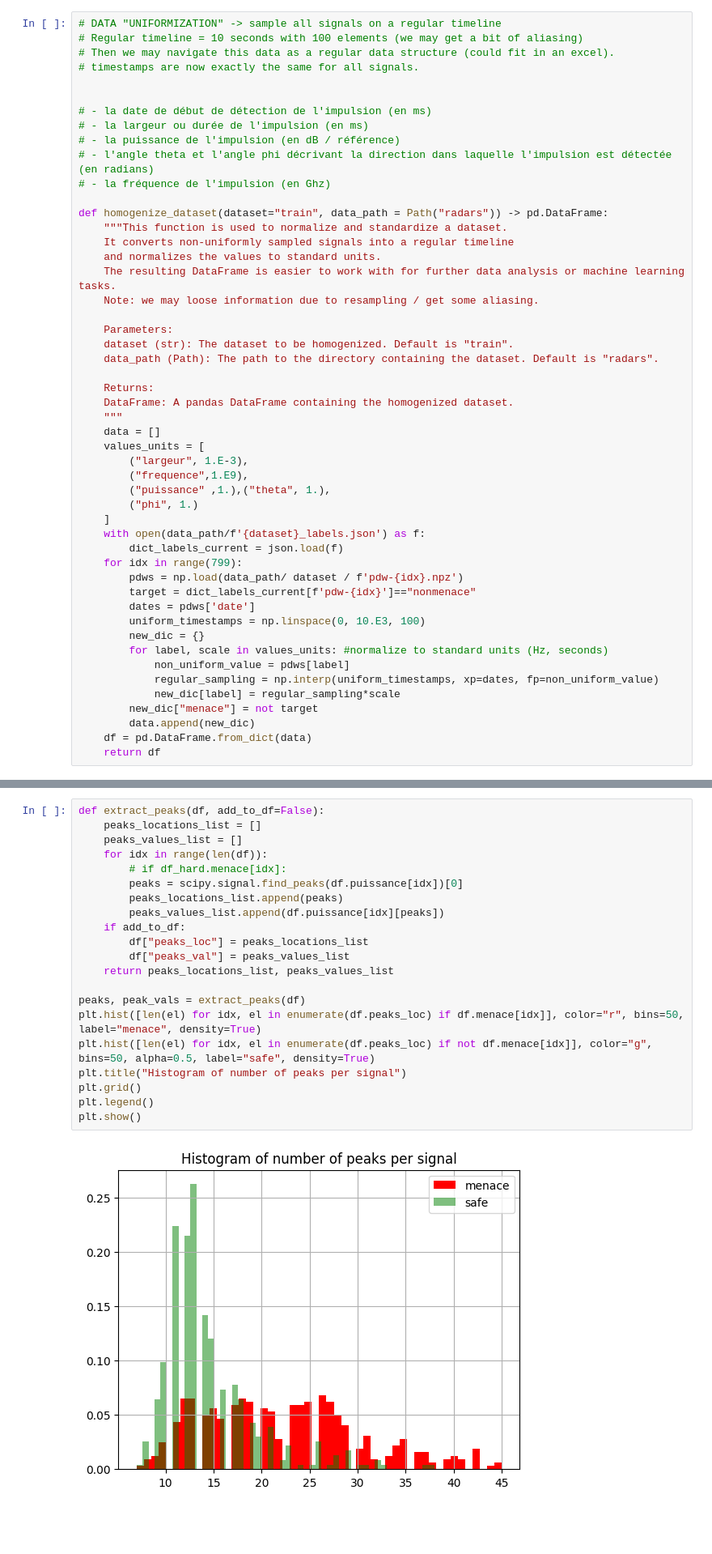
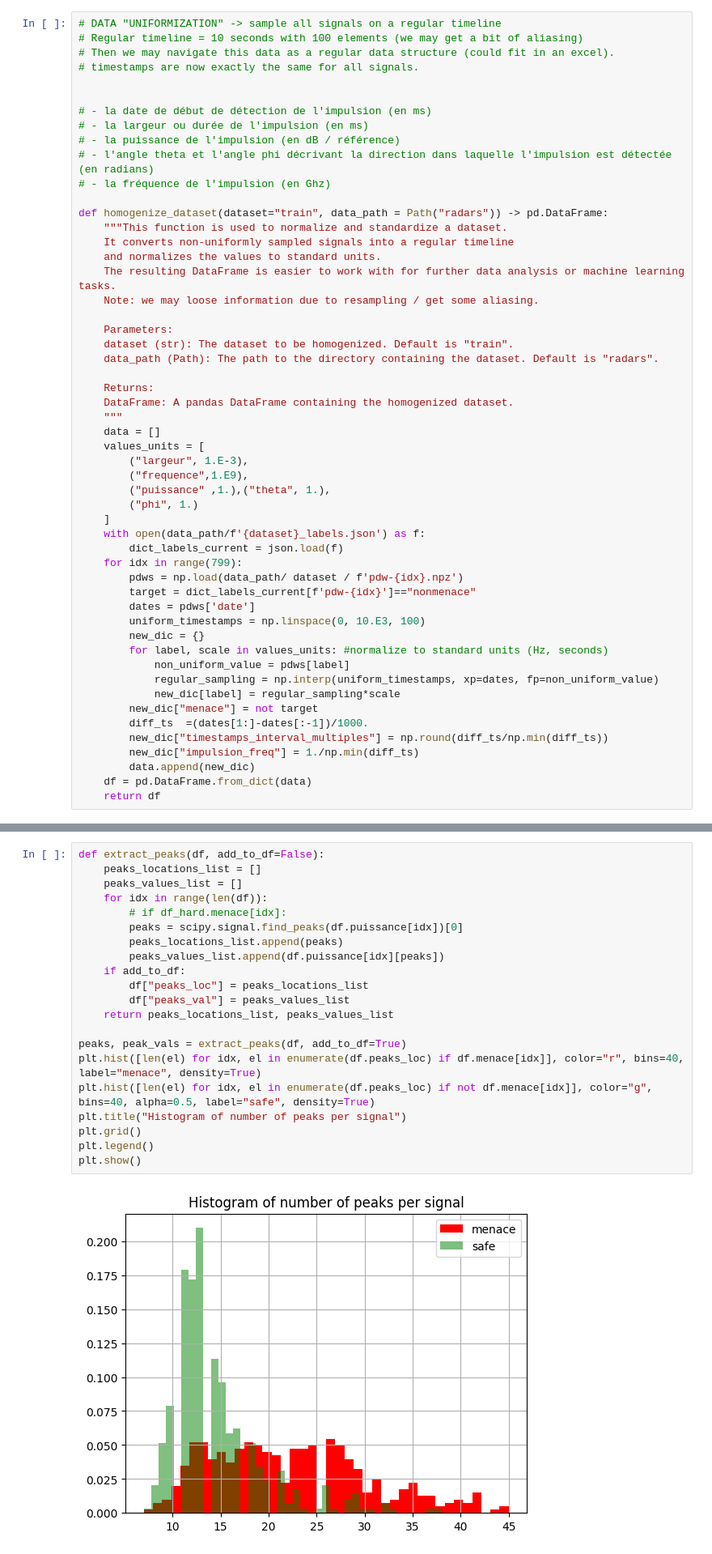
Before and after one commit to balthazarneveu/MVA23_SIGNAL, a Jupyter notebook: lab_02/rapport.ipynb, the cells around one changed output, grey strips where cells are left out. Shown at 81% size. Cells and saved outputs as stored; diff of their text form; blank space fills up the shorter version.

```diff
--- a/lab_02/rapport.ipynb
+++ b/lab_02/rapport.ipynb
@@ -66,6 +69,9 @@ def homogenize_dataset(dataset="train", data_path = Path("radars")) -> pd.DataFr
             regular_sampling = np.interp(uniform_timestamps, xp=dates, fp=non_uniform_value)
             new_dic[label] = regular_sampling*scale
         new_dic["menace"] = not target
+        diff_ts  =(dates[1:]-dates[:-1])/1000.
+        new_dic["timestamps_interval_multiples"] = np.round(diff_ts/np.min(diff_ts))
+        new_dic["impulsion_freq"] = 1./np.min(diff_ts)
         data.append(new_dic)
     df = pd.DataFrame.from_dict(data)
     return df
@@ -232,23 +269,23 @@ np.average(peaks[1:] - peaks[:-1])
 # %%
 def extract_peaks(df, add_to_df=False):
     peaks_locations_list = []
     peaks_values_list = []
     for idx in range(len(df)):
         # if df_hard.menace[idx]:
         peaks = scipy.signal.find_peaks(df.puissance[idx])[0]
         peaks_locations_list.append(peaks)
         peaks_values_list.append(df.puissance[idx][peaks])
     if add_to_df:
         df["peaks_loc"] = peaks_locations_list
         df["peaks_val"] = peaks_values_list
     return peaks_locations_list, peaks_values_list
 
-peaks, peak_vals = extract_peaks(df)
-plt.hist([len(el) for idx, el in enumerate(df.peaks_loc) if df.menace[idx]], color="r", bins=50, label="menace", density=True)
-plt.hist([len(el) for idx, el in enumerate(df.peaks_loc) if not df.menace[idx]], color="g", bins=50, alpha=0.5, label="safe", density=True)
+peaks, peak_vals = extract_peaks(df, add_to_df=True)
+plt.hist([len(el) for idx, el in enumerate(df.peaks_loc) if df.menace[idx]], color="r", bins=40, label="menace", density=True)
+plt.hist([len(el) for idx, el in enumerate(df.peaks_loc) if not df.menace[idx]], color="g", bins=40, alpha=0.5, label="safe", density=True)
 plt.title("Histogram of number of peaks per signal")
 plt.grid()
 plt.legend()
 plt.show()
 # %% [output]
-[figure, old version]
+[figure, new version]
```
Also changed, not shown: parts of 10 cells of this notebook.
